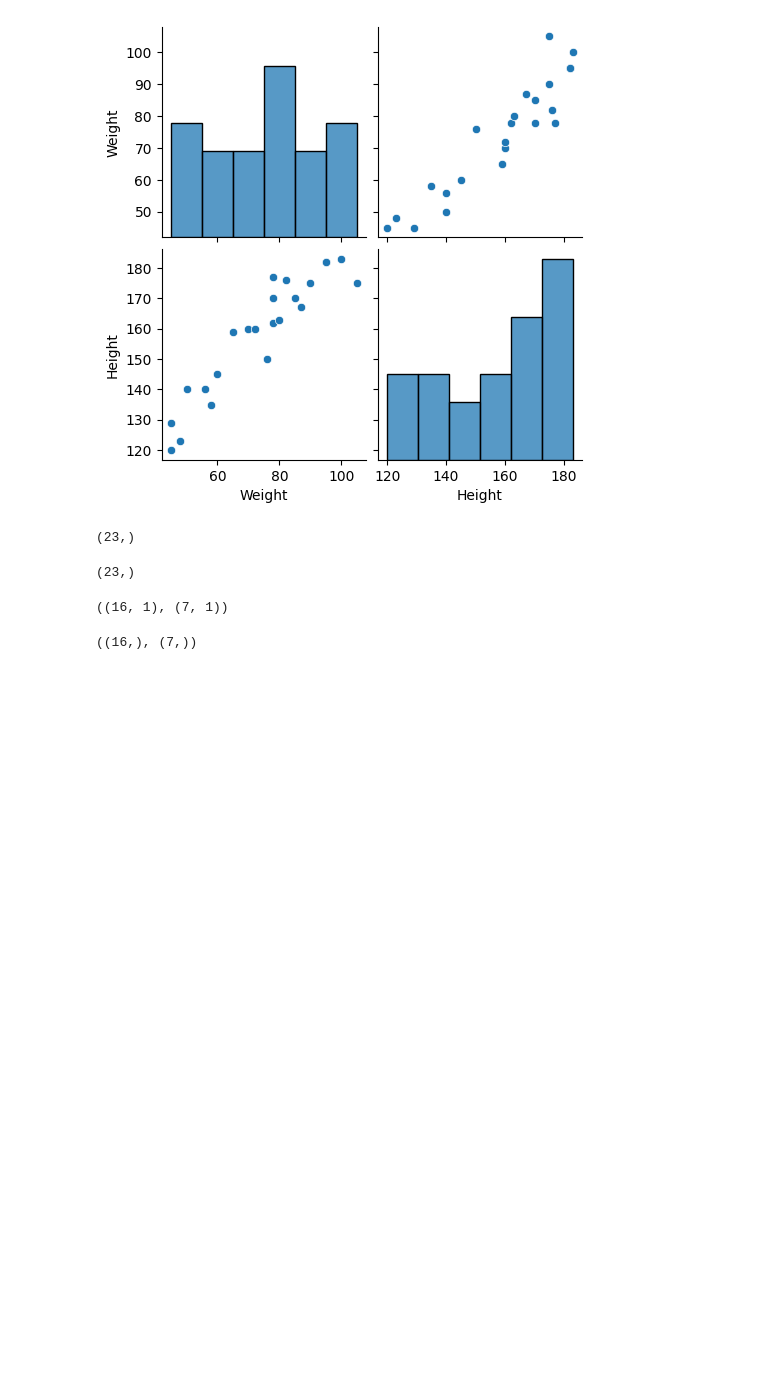
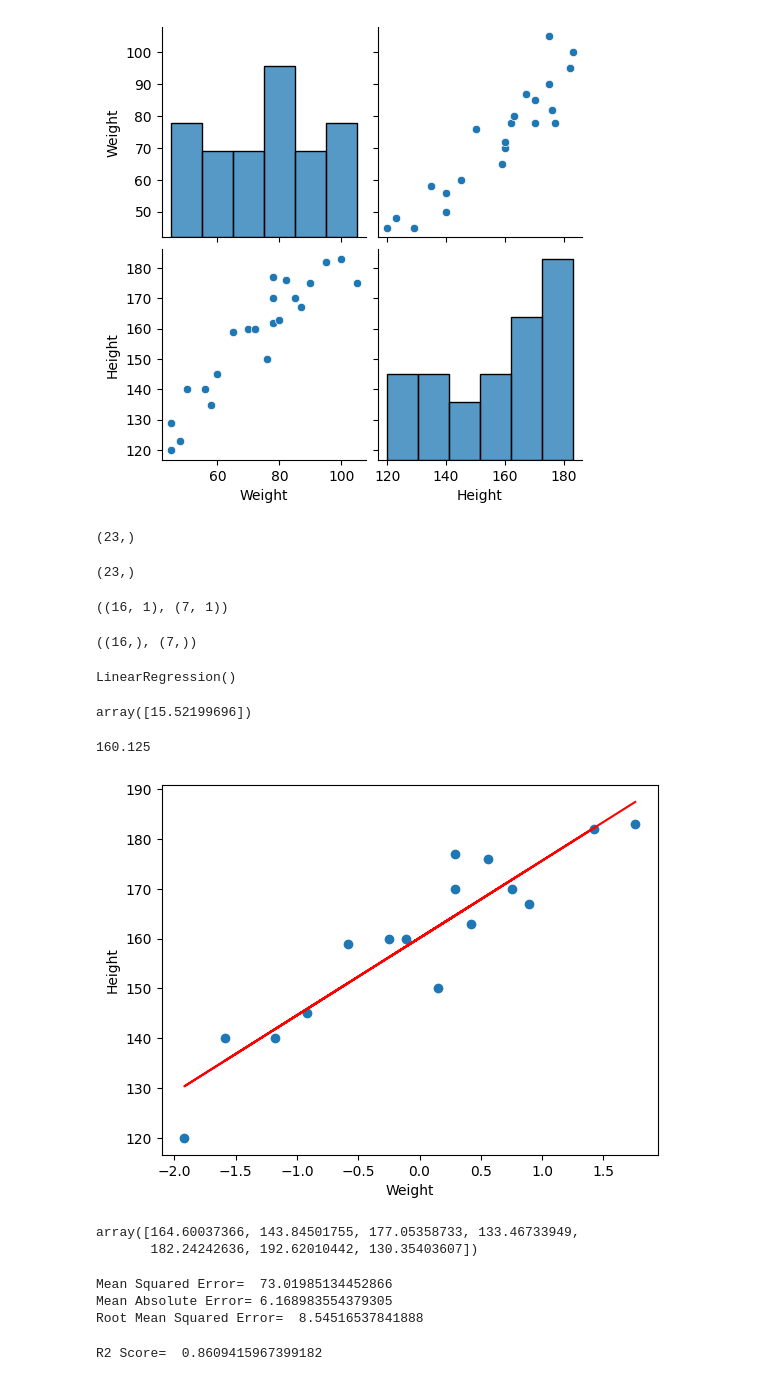
Before and after one commit to Hridayansh018/Udemy-Course-AI-ML, a Jupyter notebook: Complete-Data-Science-With-Machine-Learning-And-NLP/Practice-Code/Complete-Linear-Regression/Practical-simple-linear-regression.ipynb, the cells around one changed output. Drawn from its saved outputs; the diff is of its cells as text; code cells hidden in the pictures; blank space fills up the shorter version.

Commit message:
Simple Linear Regression Practical

```diff
--- a/Complete-Data-Science-With-Machine-Learning-And-NLP/Practice-Code/Complete-Linear-Regression/Practical-simple-linear-regression.ipynb
+++ b/Complete-Data-Science-With-Machine-Learning-And-NLP/Practice-Code/Complete-Linear-Regression/Practical-simple-linear-regression.ipynb
@@ -72,3 +72,34 @@ scaler=StandardScaler()
 scaler.fit(x_train)
 x_train=scaler.transform(x_train)
 x_test=scaler.transform(x_test)
+# %%
+## Apply Simple Linear Regression
+from sklearn.linear_model import LinearRegression
+reg=LinearRegression()
+reg.fit(x_train,y_train)
+# %% [output]
+LinearRegression()
+# %%
+reg.coef_
+# %% [output]
+array([15.52199696])
+# %%
+reg.intercept_
+# %% [output]
+160.125
+# %%
+# plotting the best fit line
+
+plt.scatter(x_train,y_train)
+plt.plot(x_train,reg.predict(x_train),color='r')
+plt.xlabel("Weight")
+plt.ylabel("Height")
+plt.show()
+# %% [output]
+[figure, added]
+# %%
+y_pred=reg.predict(x_test)
+y_pred
+# %% [output]
+array([164.60037366, 143.84501755, 177.05358733, 133.46733949,
+       182.24242636, 192.62010442, 130.35403607])
@@ -74,0 +108,14 @@ x_test=scaler.transform(x_test)
+# %%
+mse=mean_squared_error(y_test,y_pred)
+mae=mean_absolute_error(y_test,y_pred)
+
+print('Mean Squared Error= ',mse)
+print('Mean Absolute Error=',mae)
+
+# RMSE
+rmse=np.sqrt(mse)
+print('Root Mean Squared Error= ',rmse)
+# %% [output]
+Mean Squared Error=  73.01985134452866
+Mean Absolute Error= 6.168983554379305
+Root Mean Squared Error=  8.54516537841888
@@ -74,0 +124,6 @@ x_test=scaler.transform(x_test)
+# %%
+score=r2_score(y_test,y_pred)
+
+print("R2 Score= ",score)
+# %% [output]
+R2 Score=  0.8609415967399182
```
Also changed, not shown: parts of 2 cells of this notebook.
